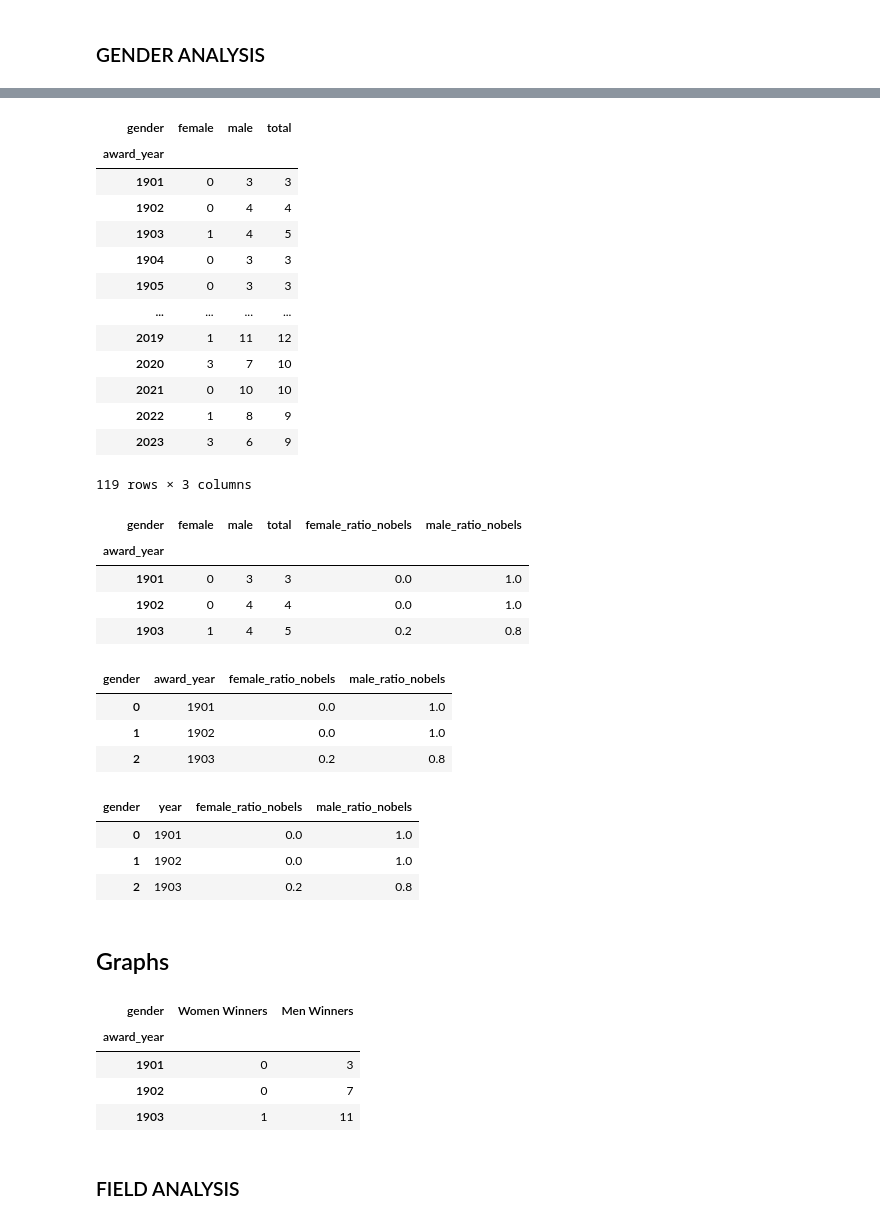
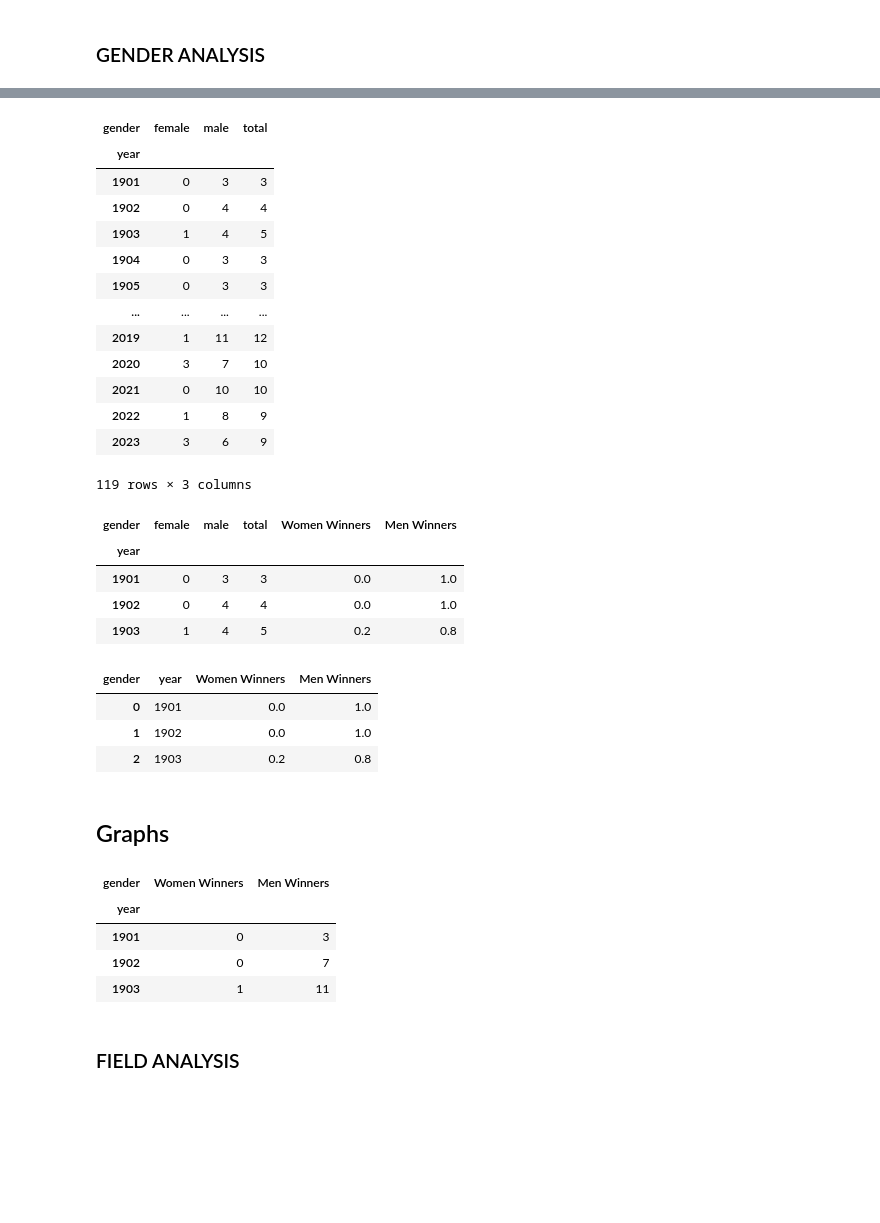
Before and after one commit to Bluceli168/IH-API-Project, a Jupyter notebook: main.ipynb, the cells around one changed output, grey strips where cells are left out. Cells and saved outputs as stored; diff of their text form; code cells hidden in the pictures; blank space fills up the shorter version.

```diff
--- a/main.ipynb
+++ b/main.ipynb
@@ -107,12 +107,12 @@ display(gender_df)
 735 rows × 5 columns
 # %%
 #shape nobels by year
-nobels_by_year = gender_df.groupby(['award_year', 'gender']).size().unstack(fill_value=0)
+nobels_by_year = gender_df.groupby(['year', 'gender']).size().unstack(fill_value=0)
 nobels_by_year['total'] = nobels_by_year.apply(sum, axis=1)
 display(nobels_by_year)
 # %% [output]
 | gender | female | male | total |
-| award_year |  |  |  |
+| year |  |  |  |
 | 1901 | 0 | 3 | 3 |
 | 1902 | 0 | 4 | 4 |
 | 1903 | 1 | 4 | 5 |
@@ -127,34 +127,25 @@ display(nobels_by_year)
 119 rows × 3 columns
 # %%
 #display ratios
-nobels_by_year['female_ratio_nobels'] = nobels_by_year['female'] / nobels_by_year['total']
-nobels_by_year['male_ratio_nobels'] = nobels_by_year['male'] / nobels_by_year['total']
+nobels_by_year['Women Winners'] = nobels_by_year['female'] / nobels_by_year['total']
+nobels_by_year['Men Winners'] = nobels_by_year['male'] / nobels_by_year['total']
 display(nobels_by_year.head(3))
 # %% [output]
-| gender | female | male | total | female_ratio_nobels | male_ratio_nobels |
-| award_year |  |  |  |  |  |
+| gender | female | male | total | Women Winners | Men Winners |
+| year |  |  |  |  |  |
 | 1901 | 0 | 3 | 3 | 0.0 | 1.0 |
 | 1902 | 0 | 4 | 4 | 0.0 | 1.0 |
 | 1903 | 1 | 4 | 5 | 0.2 | 0.8 |
 # %%
 #select only ratios
-nobels_ratio_by_year = nobels_by_year[['female_ratio_nobels', 'male_ratio_nobels']]
+nobels_ratio_by_year = nobels_by_year[['Women Winners', 'Men Winners']]
 nobels_ratio_by_year.reset_index(inplace=True)
 display(nobels_ratio_by_year.head(3))
 # %% [output]
-| gender | award_year | female_ratio_nobels | male_ratio_nobels |
+| gender | year | Women Winners | Men Winners |
 | 0 | 1901 | 0.0 | 1.0 |
 | 1 | 1902 | 0.0 | 1.0 |
 | 2 | 1903 | 0.2 | 0.8 |
-# %%
-#rename columns
-nobels_ratio_by_year = nobels_ratio_by_year.rename(columns={'award_year': 'year'})
-display(nobels_ratio_by_year.head(3))
-# %% [output]
-| gender | year | female_ratio_nobels | male_ratio_nobels |
-| 0 | 1901 | 0.0 | 1.0 |
-| 1 | 1902 | 0.0 | 1.0 |
-| 2 | 1903 | 0.2 | 0.8 |
 # %% [markdown]
 ## Graphs
 # %%
@@ -166,12 +157,13 @@ custom_colors = {
 }
 # %%
 #cumulative count
-gender_cumulative = gender_df.groupby(['award_year', 'gender']).size().unstack(fill_value=0).cumsum()
+gender_cumulative = gender_df.groupby(['year', 'gender']).size().unstack(fill_value=0).cumsum()
 gender_cumulative = gender_cumulative.rename(columns={'male': 'Men Winners', 'female': 'Women Winners'})
+
 display(gender_cumulative.head(3))
 # %% [output]
 | gender | Women Winners | Men Winners |
-| award_year |  |  |
+| year |  |  |
 | 1901 | 0 | 3 |
 | 1902 | 0 | 7 |
 | 1903 | 1 | 11 |
```
Also changed, not shown: parts of 9 cells of this notebook, 2 other files.
